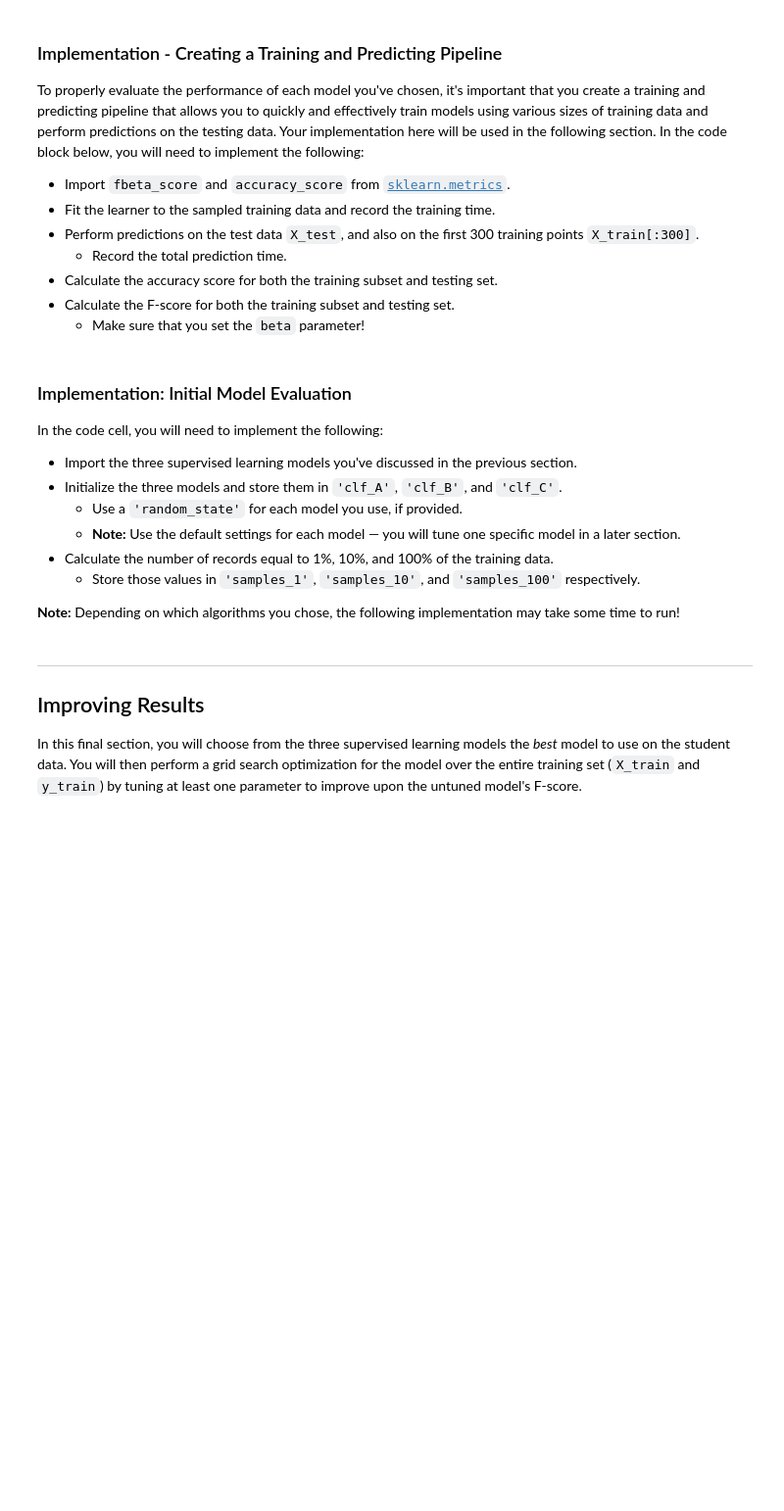
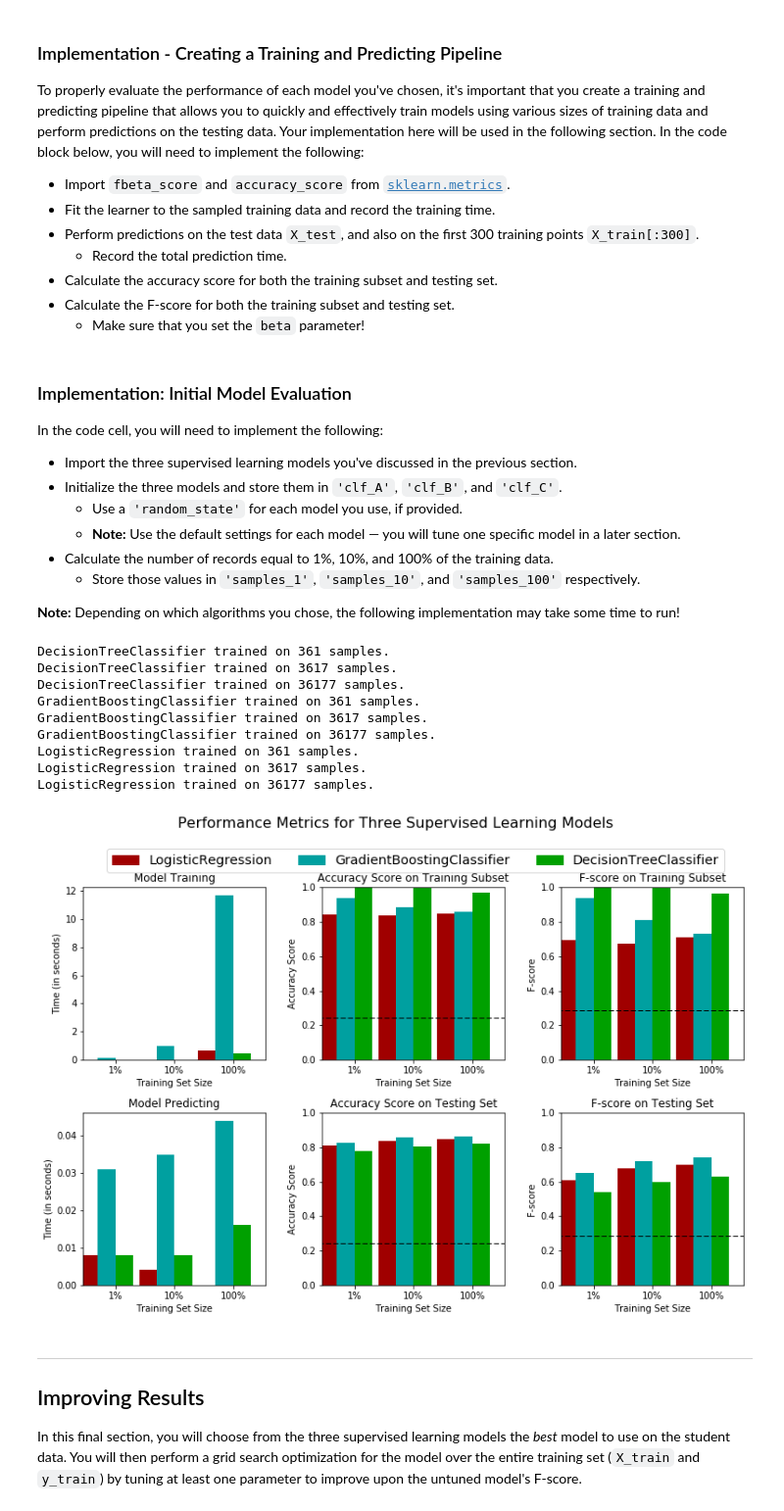
Before and after one commit to Mandeep94/Finding_Donors_CharityML, a Jupyter notebook: finding_donors.ipynb, the cells around one changed output. Shown at 98% size. Drawn from its saved outputs; the diff is of its cells as text; code cells hidden in the pictures; blank space fills up the shorter version.

```diff
--- a/finding_donors.ipynb
+++ b/finding_donors.ipynb
@@ -263,8 +262,8 @@ def train_predict(learner, sample_size, X_train, y_train, X_test, y_test):
 
     # TODO: Fit the learner to the training data using slicing with 'sample_size'
     start = time() # Get start time
-    sliced_X_train
-    sliced_y_train
+    sliced_X_train = X_train[:sample_size]
+    sliced_y_train = y_train[:sample_size]
     learner.fit(sliced_X_train, sliced_y_train)
     end = time() # Get end time
 
@@ -274,24 +273,24 @@ def train_predict(learner, sample_size, X_train, y_train, X_test, y_test):
     # TODO: Get the predictions on the test set,
     #       then get predictions on the first 300 training samples
     start = time() # Get start time
-    predictions_test = None
-    predictions_train = None
+    predictions_test = learner.predict(X_test)
+    predictions_train = learner.predict(X_train[:300])
     end = time() # Get end time
 
     # TODO: Calculate the total prediction time
     results['pred_time'] = end-start
 
     # TODO: Compute accuracy on the first 300 training samples
-    results['acc_train'] = None
+    results['acc_train'] = accuracy_score(y_train[:300], predictions_train)
 
     # TODO: Compute accuracy on test set
-    results['acc_test'] = None
+    results['acc_test'] = accuracy_score(y_test, predictions_test)
 
     # TODO: Compute F-score on the the first 300 training samples
-    results['f_train'] = None
+    results['f_train'] = fbeta_score(y_train[:300], predictions_train, beta = 0.5)
 
     # TODO: Compute F-score on the test set
-    results['f_test'] = None
+    results['f_test'] = fbeta_score(y_test, predictions_test, beta=0.5)
 
     # Success
     print "{} trained on {} samples.".format(learner.__class__.__name__, sample_size)
@@ -312,27 +311,44 @@ In the code cell, you will need to implement the following:
 # %%
 # TODO: Import the three supervised learning models from sklearn
 
+from sklearn.tree import DecisionTreeClassifier
+from sklearn.svm import SVC
+from sklearn.linear_model import LogisticRegression, SGDClassifier
+from sklearn.ensemble import GradientBoostingClassifier
+from sklearn.ensemble import BaggingClassifier
+
 # TODO: Initialize the three models
-clf_A = None
-clf_B = None
-clf_C = None
+clf_A = DecisionTreeClassifier(random_state=30)
+clf_B = GradientBoostingClassifier(random_state=30)
+clf_C = LogisticRegression(random_state=30)
 
 # TODO: Calculate the number of samples for 1%, 10%, and 100% of the training data
-samples_1 = None
-samples_10 = None
-samples_100 = None
+samples_1 = len(X_train) / 100
+samples_10 = len(X_train) /10
+samples_100 = len(X_train)
 
 # Collect results on the learners
 results = {}
 for clf in [clf_A, clf_B, clf_C]:
     clf_name = clf.__class__.__name__
     results[clf_name] = {}
     for i, samples in enumerate([samples_1, samples_10, samples_100]):
         results[clf_name][i] = \
         train_predict(clf, samples, X_train, y_train, X_test, y_test)
 
 # Run metrics visualization for the three supervised learning models chosen
 vs.evaluate(results, accuracy, fscore)
+# %% [output]
+DecisionTreeClassifier trained on 361 samples.
+DecisionTreeClassifier trained on 3617 samples.
+DecisionTreeClassifier trained on 36177 samples.
+GradientBoostingClassifier trained on 361 samples.
+GradientBoostingClassifier trained on 3617 samples.
+GradientBoostingClassifier trained on 36177 samples.
+LogisticRegression trained on 361 samples.
+LogisticRegression trained on 3617 samples.
+LogisticRegression trained on 36177 samples.
+[figure, added]
 # %% [markdown]
 ----
 ## Improving Results
```
Also changed, not shown: parts of 6 cells of this notebook, 1 other file.
